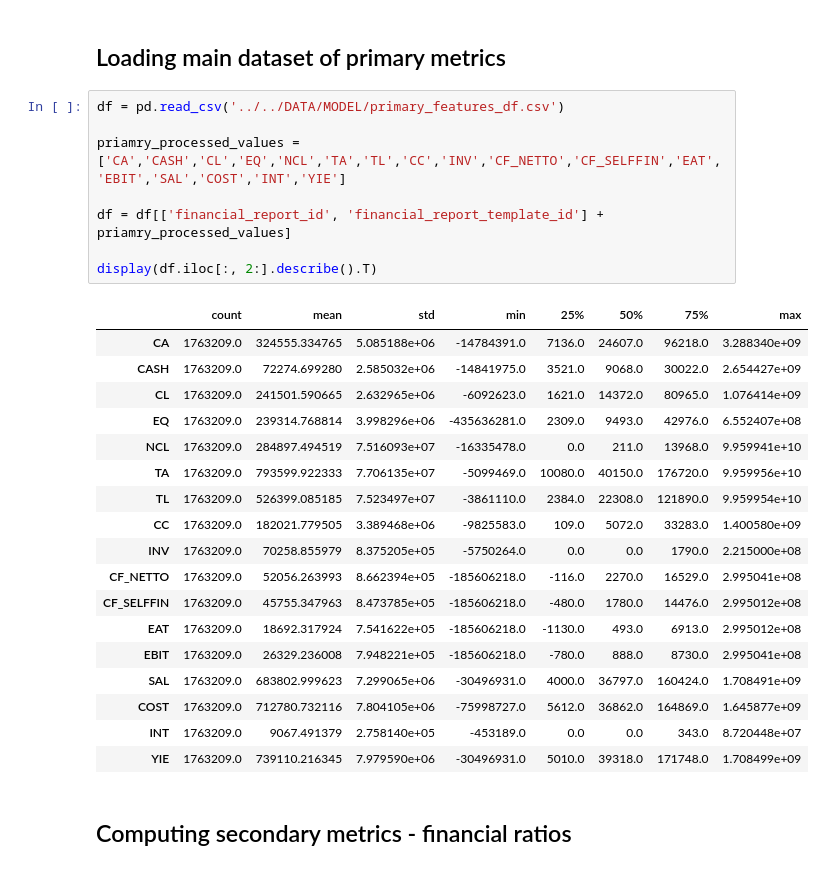
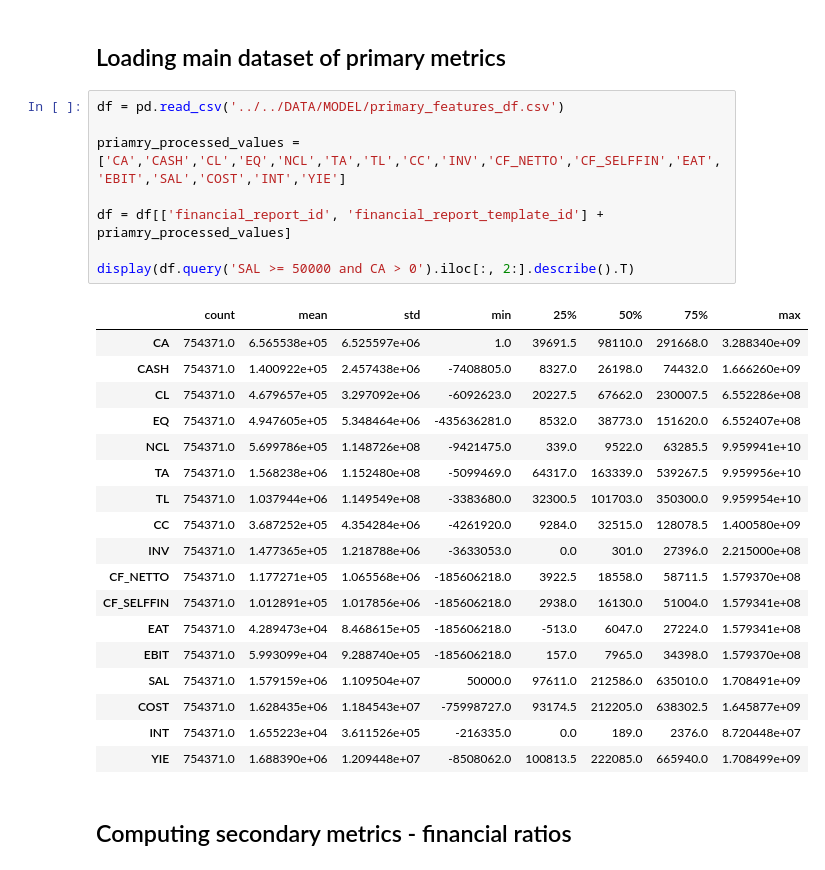
Before and after one commit to rohalmatus/financial-distress-models, a Jupyter notebook: CODE/TRANSFORM/06_financial_ratios_transform.ipynb, the cells around one changed output. Drawn from its saved outputs; the diff is of its cells as text.

```diff
--- a/CODE/TRANSFORM/06_financial_ratios_transform.ipynb
+++ b/CODE/TRANSFORM/06_financial_ratios_transform.ipynb
@@ -10,30 +10,30 @@ pd.set_option('display.max_rows', 100)
 # %%
 df = pd.read_csv('../../DATA/MODEL/primary_features_df.csv')
 
 priamry_processed_values = ['CA','CASH','CL','EQ','NCL','TA','TL','CC','INV','CF_NETTO','CF_SELFFIN','EAT','EBIT','SAL','COST','INT','YIE']
 
 df = df[['financial_report_id', 'financial_report_template_id'] + priamry_processed_values]
 
-display(df.iloc[:, 2:].describe().T)
+display(df.query('SAL >= 50000 and CA > 0').iloc[:, 2:].describe().T)
 # %% [output]
 |  | count | mean | std | min | 25% | 50% | 75% | max |
-| CA | 1763209.0 | 324555.334765 | 5.085188e+06 | -14784391.0 | 7136.0 | 24607.0 | 96218.0 | 3.288340e+09 |
-| CASH | 1763209.0 | 72274.699280 | 2.585032e+06 | -14841975.0 | 3521.0 | 9068.0 | 30022.0 | 2.654427e+09 |
-| CL | 1763209.0 | 241501.590665 | 2.632965e+06 | -6092623.0 | 1621.0 | 14372.0 | 80965.0 | 1.076414e+09 |
-| EQ | 1763209.0 | 239314.768814 | 3.998296e+06 | -435636281.0 | 2309.0 | 9493.0 | 42976.0 | 6.552407e+08 |
-| NCL | 1763209.0 | 284897.494519 | 7.516093e+07 | -16335478.0 | 0.0 | 211.0 | 13968.0 | 9.959941e+10 |
-| TA | 1763209.0 | 793599.922333 | 7.706135e+07 | -5099469.0 | 10080.0 | 40150.0 | 176720.0 | 9.959956e+10 |
-| TL | 1763209.0 | 526399.085185 | 7.523497e+07 | -3861110.0 | 2384.0 | 22308.0 | 121890.0 | 9.959954e+10 |
-| CC | 1763209.0 | 182021.779505 | 3.389468e+06 | -9825583.0 | 109.0 | 5072.0 | 33283.0 | 1.400580e+09 |
-| INV | 1763209.0 | 70258.855979 | 8.375205e+05 | -5750264.0 | 0.0 | 0.0 | 1790.0 | 2.215000e+08 |
-| CF_NETTO | 1763209.0 | 52056.263993 | 8.662394e+05 | -185606218.0 | -116.0 | 2270.0 | 16529.0 | 2.995041e+08 |
-| CF_SELFFIN | 1763209.0 | 45755.347963 | 8.473785e+05 | -185606218.0 | -480.0 | 1780.0 | 14476.0 | 2.995012e+08 |
-| EAT | 1763209.0 | 18692.317924 | 7.541622e+05 | -185606218.0 | -1130.0 | 493.0 | 6913.0 | 2.995012e+08 |
-| EBIT | 1763209.0 | 26329.236008 | 7.948221e+05 | -185606218.0 | -780.0 | 888.0 | 8730.0 | 2.995041e+08 |
-| SAL | 1763209.0 | 683802.999623 | 7.299065e+06 | -30496931.0 | 4000.0 | 36797.0 | 160424.0 | 1.708491e+09 |
-| COST | 1763209.0 | 712780.732116 | 7.804105e+06 | -75998727.0 | 5612.0 | 36862.0 | 164869.0 | 1.645877e+09 |
-| INT | 1763209.0 | 9067.491379 | 2.758140e+05 | -453189.0 | 0.0 | 0.0 | 343.0 | 8.720448e+07 |
-| YIE | 1763209.0 | 739110.216345 | 7.979590e+06 | -30496931.0 | 5010.0 | 39318.0 | 171748.0 | 1.708499e+09 |
+| CA | 754371.0 | 6.565538e+05 | 6.525597e+06 | 1.0 | 39691.5 | 98110.0 | 291668.0 | 3.288340e+09 |
+| CASH | 754371.0 | 1.400922e+05 | 2.457438e+06 | -7408805.0 | 8327.0 | 26198.0 | 74432.0 | 1.666260e+09 |
+| CL | 754371.0 | 4.679657e+05 | 3.297092e+06 | -6092623.0 | 20227.5 | 67662.0 | 230007.5 | 6.552286e+08 |
+| EQ | 754371.0 | 4.947605e+05 | 5.348464e+06 | -435636281.0 | 8532.0 | 38773.0 | 151620.0 | 6.552407e+08 |
+| NCL | 754371.0 | 5.699786e+05 | 1.148726e+08 | -9421475.0 | 339.0 | 9522.0 | 63285.5 | 9.959941e+10 |
+| TA | 754371.0 | 1.568238e+06 | 1.152480e+08 | -5099469.0 | 64317.0 | 163339.0 | 539267.5 | 9.959956e+10 |
+| TL | 754371.0 | 1.037944e+06 | 1.149549e+08 | -3383680.0 | 32300.5 | 101703.0 | 350300.0 | 9.959954e+10 |
+| CC | 754371.0 | 3.687252e+05 | 4.354284e+06 | -4261920.0 | 9284.0 | 32515.0 | 128078.5 | 1.400580e+09 |
+| INV | 754371.0 | 1.477365e+05 | 1.218788e+06 | -3633053.0 | 0.0 | 301.0 | 27396.0 | 2.215000e+08 |
+| CF_NETTO | 754371.0 | 1.177271e+05 | 1.065568e+06 | -185606218.0 | 3922.5 | 18558.0 | 58711.5 | 1.579370e+08 |
+| CF_SELFFIN | 754371.0 | 1.012891e+05 | 1.017856e+06 | -185606218.0 | 2938.0 | 16130.0 | 51004.0 | 1.579341e+08 |
+| EAT | 754371.0 | 4.289473e+04 | 8.468615e+05 | -185606218.0 | -513.0 | 6047.0 | 27224.0 | 1.579341e+08 |
+| EBIT | 754371.0 | 5.993099e+04 | 9.288740e+05 | -185606218.0 | 157.0 | 7965.0 | 34398.0 | 1.579370e+08 |
+| SAL | 754371.0 | 1.579159e+06 | 1.109504e+07 | 50000.0 | 97611.0 | 212586.0 | 635010.0 | 1.708491e+09 |
+| COST | 754371.0 | 1.628435e+06 | 1.184543e+07 | -75998727.0 | 93174.5 | 212205.0 | 638302.5 | 1.645877e+09 |
+| INT | 754371.0 | 1.655223e+04 | 3.611526e+05 | -216335.0 | 0.0 | 189.0 | 2376.0 | 8.720448e+07 |
+| YIE | 754371.0 | 1.688390e+06 | 1.209448e+07 | -8508062.0 | 100813.5 | 222085.0 | 665940.0 | 1.708499e+09 |
 # %% [markdown]
 ## Computing secondary metrics - financial ratios
 # %%
```
Also changed, not shown: parts of 1 cell of this notebook, 5 other files.
